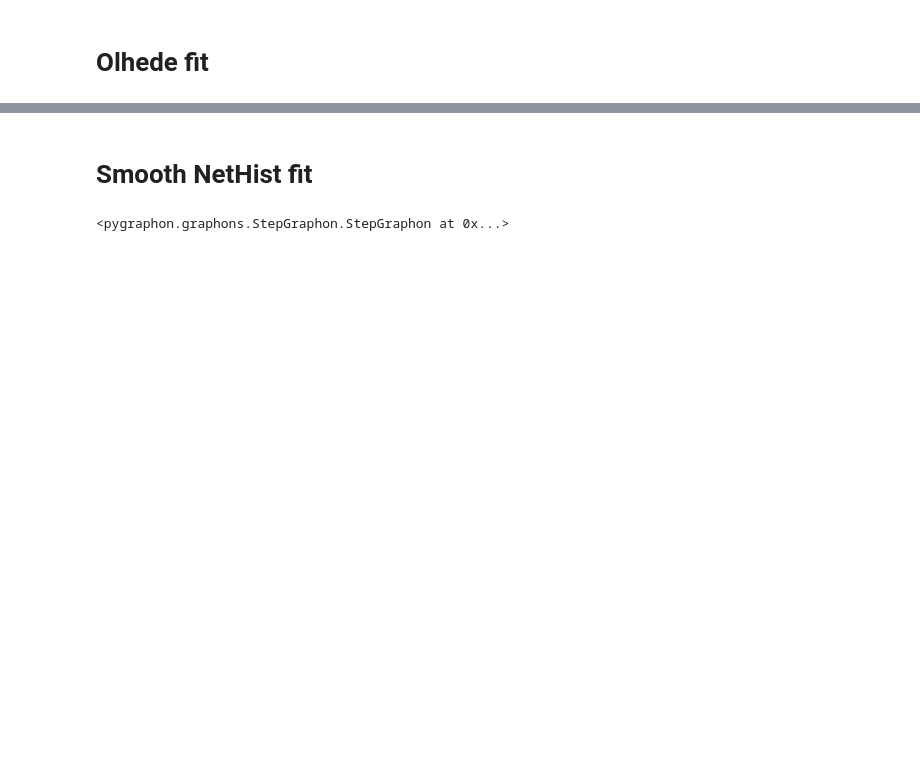
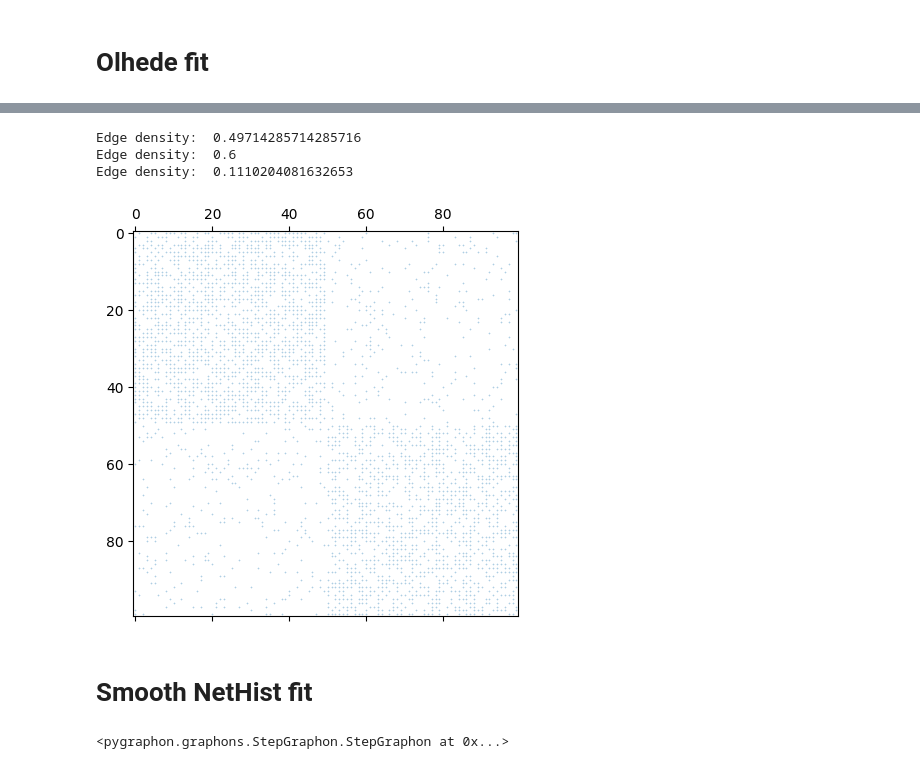
Before and after one commit to dufourc1/pygraphon, a Jupyter notebook: experiments/nb_pictures.ipynb, the cells around one changed output, grey strips where cells are left out. Saved outputs shown, nothing was run; the diff lists cells and outputs as text; code cells hidden in the pictures; blank space fills up the shorter version.

```diff
--- a/experiments/nb_pictures.ipynb
+++ b/experiments/nb_pictures.ipynb
@@ -56,3 +53,14 @@ plt.show()
+# %%
+from pygraphon.utils import edge_density
+spy(adjacency_matrix)
+print("Edge density: ", edge_density(adjacency_matrix[int(n/2):, int(n/2):]))
+print("Edge density: ", edge_density(adjacency_matrix[:int(n/2), :int(n/2)]))
+print("Edge density: ", edge_density(adjacency_matrix[:int(n/2), int(n/2):]))
+# %% [output]
+Edge density:  0.49714285714285716
+Edge density:  0.6
+Edge density:  0.1110204081632653
+[figure, added]
 # %% [markdown]
 # Smooth NetHist fit
 # %%
```
Also changed, not shown: parts of 18 cells of this notebook.
